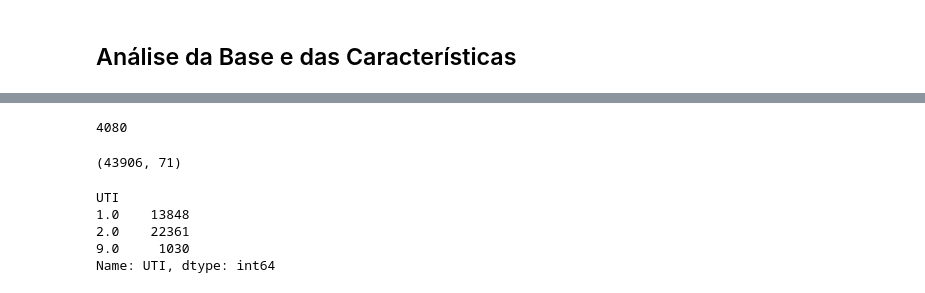
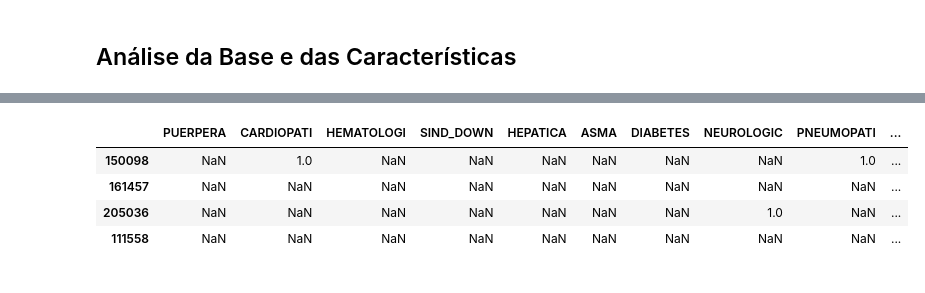
Before and after one commit to fabinhojorge/covid_analysis, a Jupyter notebook: covid_analysis.ipynb, the cells around one changed output, grey strips where cells are left out. Drawn from its saved outputs; the diff is of its cells as text; code cells hidden in the pictures.

```diff
--- a/covid_analysis.ipynb
+++ b/covid_analysis.ipynb
@@ -83,21 +122,11 @@ sintomas_cols = ['FEBRE', 'TOSSE', 'GARGANTA', 'DISPNEIA', 'DESC_RESP', 'SATURAC
 # %%
 fatores_risco_cols = ['PUERPERA', 'CARDIOPATI', 'HEMATOLOGI', 'SIND_DOWN', 'HEPATICA', 'ASMA', 'DIABETES', 'NEUROLOGIC', 'PNEUMOPATI', 'IMUNODEPRE', 'RENAL', 'OBESIDADE', 'MORB_DESC']
 # MORB_DESC if OUT_MORBI == 1
 # if OBESIDADE==1 then OBES_IMC is not null
-df[(df.CARDIOPATI==1) & (df.EVOLUCAO==1)].EVOLUCAO.count()
+df[fatores_risco_cols].sample(4)
 # %% [output]
-4080
+|  | PUERPERA | CARDIOPATI | HEMATOLOGI | SIND_DOWN | HEPATICA | ASMA | DIABETES | NEUROLOGIC | PNEUMOPATI | ... |
+| 150098 | NaN | 1.0 | NaN | NaN | NaN | NaN | NaN | NaN | 1.0 | ... |
+| 161457 | NaN | NaN | NaN | NaN | NaN | NaN | NaN | NaN | NaN | ... |
+| 205036 | NaN | NaN | NaN | NaN | NaN | NaN | NaN | 1.0 | NaN | ... |
+| 111558 | NaN | NaN | NaN | NaN | NaN | NaN | NaN | NaN | NaN | ... |
-# %%
-df[df.CLASSI_FIN==5].shape
-# %% [output]
-(43906, 71)
-# %%
-## CLASSI_FIN==5 is for COVID only
-df = df[df_full.CLASSI_FIN==5]
-df.groupby('UTI').UTI.count()
-# %% [output]
-UTI
-1.0    13848
-2.0    22361
-9.0     1030
-Name: UTI, dtype: int64
```
Also changed, not shown: parts of 22 cells of this notebook, 11 other files.
